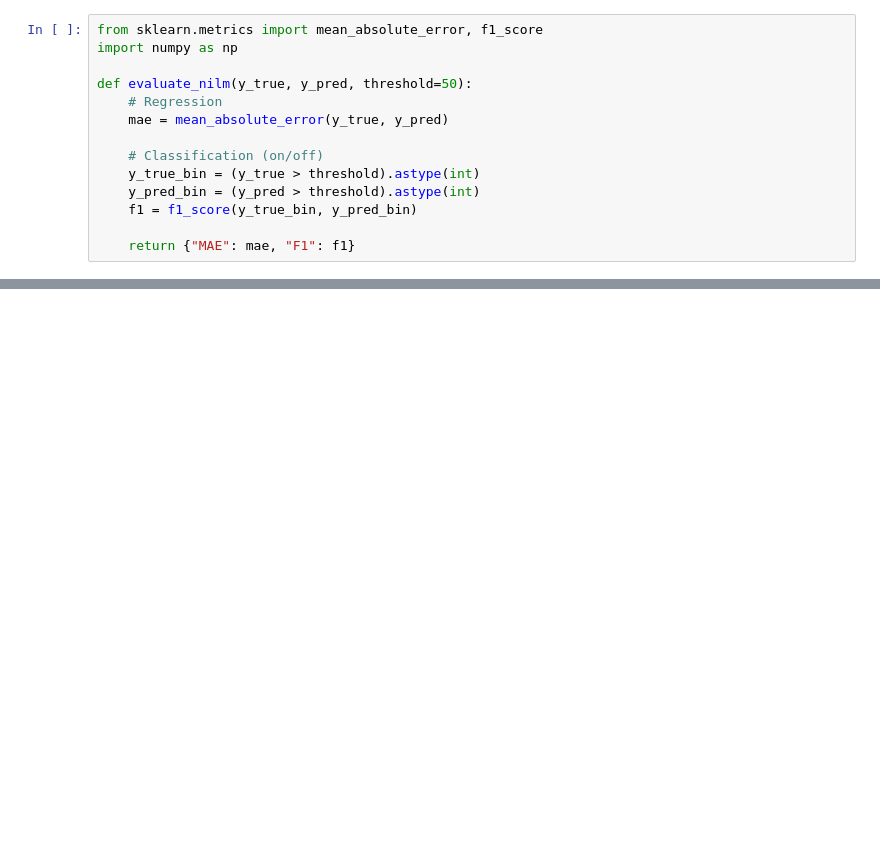
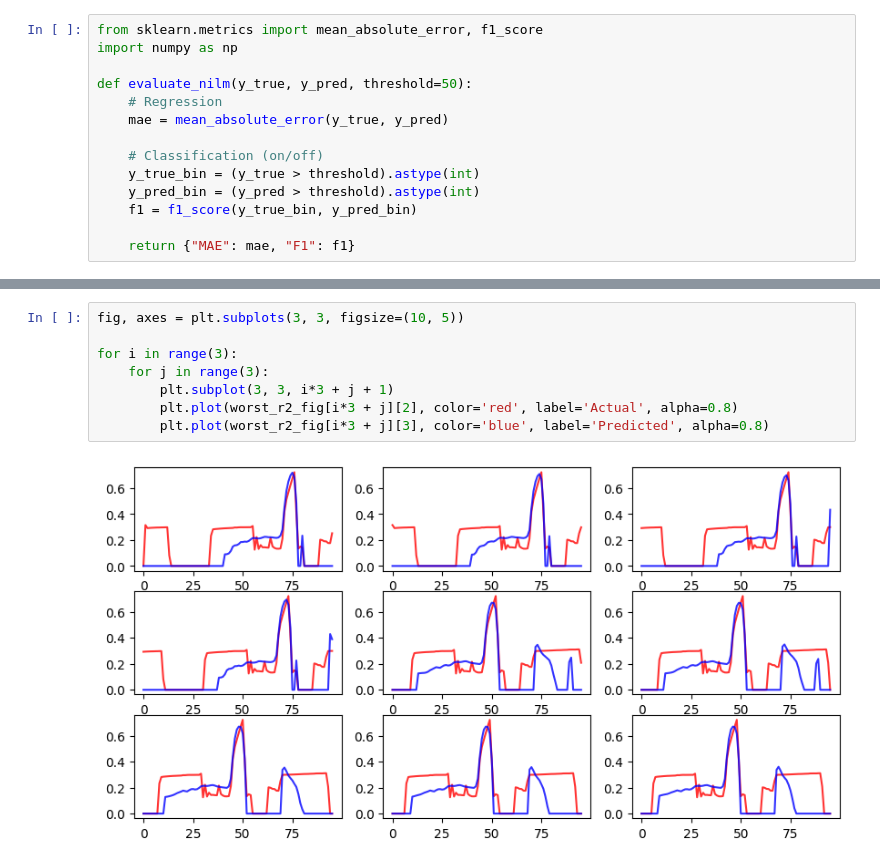
Before and after one commit to Thetommigun432/MTS3-MCTE-Team-Project-Energy-G1, a Jupyter notebook: model_exploration/5_Model_CNN_Seq2Seq.ipynb, the cells around one changed output, grey strips where cells are left out. Drawn from its saved outputs; the diff is of its cells as text; blank space fills up the shorter version.

```diff
--- a/model_exploration/5_Model_CNN_Seq2Seq.ipynb
+++ b/model_exploration/5_Model_CNN_Seq2Seq.ipynb
@@ -1345,3 +1457,13 @@ Evaluation in progress...
+# %%
+fig, axes = plt.subplots(3, 3, figsize=(10, 5))
+
+for i in range(3):
+    for j in range(3):
+        plt.subplot(3, 3, i*3 + j + 1)
+        plt.plot(worst_r2_fig[i*3 + j][2], color='red', label='Actual', alpha=0.8)
+        plt.plot(worst_r2_fig[i*3 + j][3], color='blue', label='Predicted', alpha=0.8)
+# %% [output]
+[figure, added]
 # %%
 # ===== BEST VS WORST PREDICTIONS VISUALIZATION =====
 # Find the 3 worst and 3 best predictions
```
Also changed, not shown: parts of 26 cells of this notebook, 1 other file.
